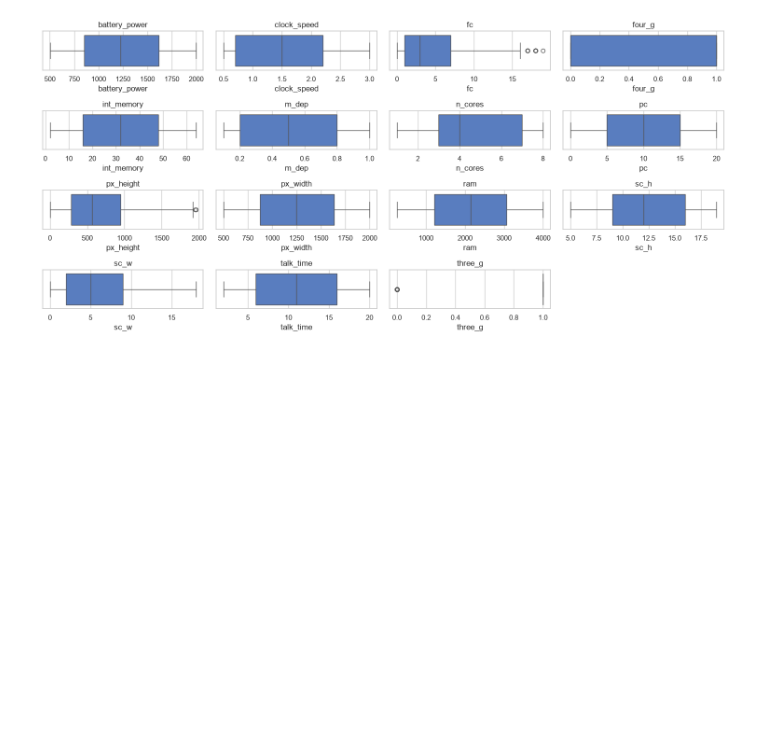
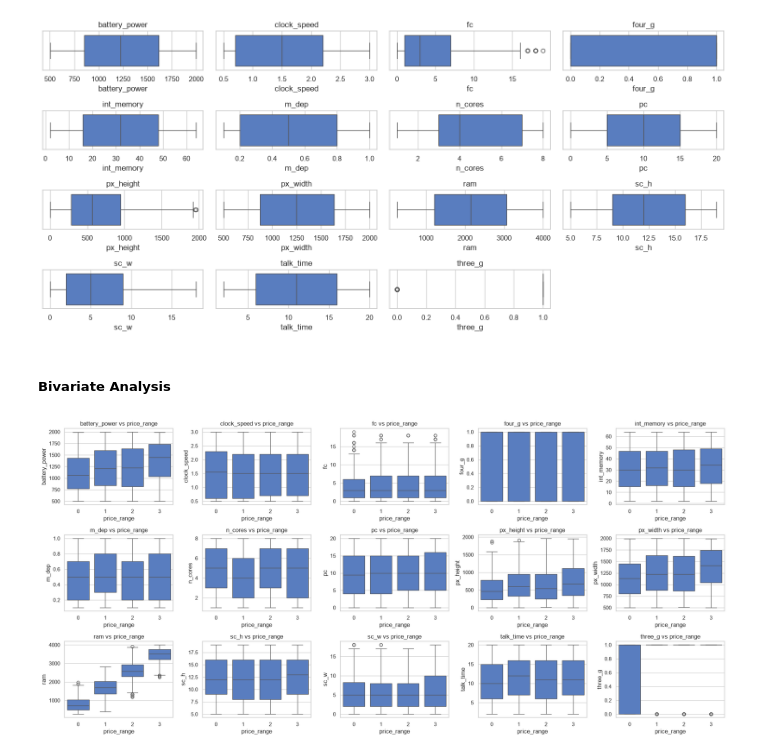
Before and after one commit to anikets349/ML-Assignment, a Jupyter notebook: Assignment.ipynb, the cells around one changed output. Cells and saved outputs as stored; diff of their text form; code cells hidden in the pictures; blank space fills up the shorter version.

Commit message:
feat: Add bivariate analysis

```diff
--- a/Assignment.ipynb
+++ b/Assignment.ipynb
@@ -257,3 +257,21 @@ plt.tight_layout()
 plt.show()
 # %% [output]
 [figure]
+# %% [markdown]
+##### Bivariate Analysis
+# %%
+# Plot boxplots for all numeric features against the target
+fig, axes = plt.subplots(5, 5, figsize=(20, 15))
+axes = axes.flatten()
+
+for i, c in enumerate(num_cols_all):
+    sns.boxplot(data=train, x="price_range", y=c, ax=axes[i])
+    axes[i].set_title(f"{c} vs price_range")
+
+for j in range(i + 1, len(axes)):
+    fig.delaxes(axes[j])
+
+plt.tight_layout()
+plt.show()
+# %% [output]
+[figure, added]
```
Also changed, not shown: parts of 2 cells of this notebook.
